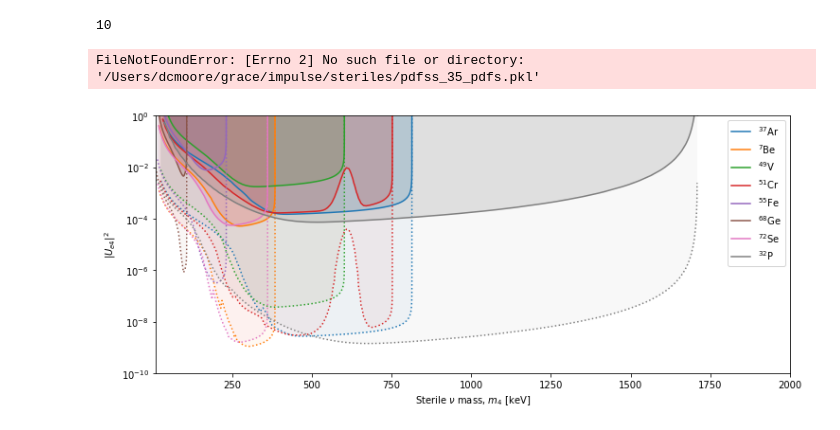
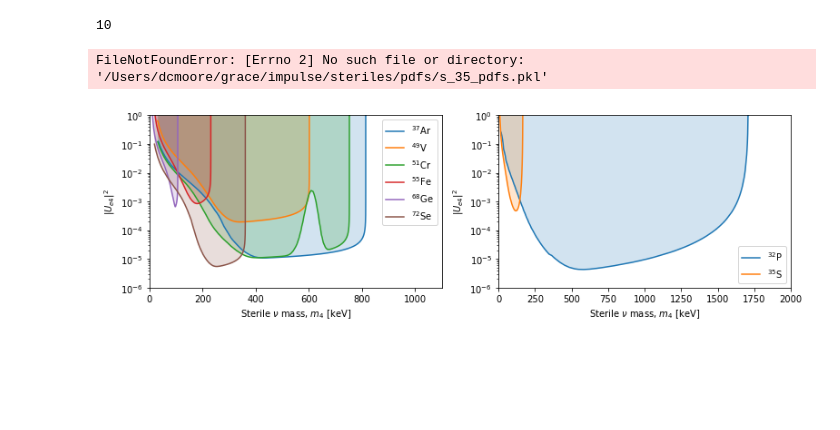
Before and after one commit to Moore-Lab/composite_DM, a Jupyter notebook: steriles/plot_pdfs.ipynb, the cells around one changed output. Saved outputs shown, nothing was run; the diff lists cells and outputs as text; code cells hidden in the pictures; blank space fills up the shorter version.

```diff
--- a/steriles/plot_pdfs.ipynb
+++ b/steriles/plot_pdfs.ipynb
@@ -81,8 +81,9 @@ levs = [0.0001,]
 if( not iso in uu.beta_list):
   plt.semilogy(bkg_pdf[:,0], bkg_pdf[:,1], 'k')
 else:
-  x = bkg_pdf['x']
-  p = bkg_pdf['p']
+  x = bkg_pdf[:,:2]
+  p = bkg_pdf[:,2:]
+  print(np.shape(x), np.shape(p))
   p = p/np.sum(p)
   p[p==0] = np.nan
   p_orig = 1.0*p
@@ -100,8 +101,8 @@ for i,m in enumerate(mass_list):
   if( not iso in uu.beta_list):
     plt.semilogy(sig_pdf[:,0], sig_pdf[:,1])
   else:
-    x = sig_pdf['x']
-    p = sig_pdf['p']
+    x = sig_pdf[:,:2]
+    p = sig_pdf[:,2:]
     p = p/np.sum(p)
     x = x[()] ## get the dict back from the 0d ndarray
     print(p)
@@ -114,15 +115,15 @@ for i,m in enumerate(mass_list):
     plt.xlabel("Measured electron kinetic energy [keV]")
     plt.ylabel(r"Reconstructed $\nu$ momentum [keV]")
 # %% [output]
-FileNotFoundError: [Errno 2] No such file or directory: '/Users/dcmoore/grace/impulse/steriles/pdfss_35_pdfs.pkl'
+FileNotFoundError: [Errno 2] No such file or directory: '/Users/dcmoore/grace/impulse/steriles/pdfs/s_35_pdfs.pkl'
 # %%
-def plot_limits(iso_list, isEC, fig):
+def plot_limits(iso_list, isEC, fig, params_to_use):
 
     plt.figure(fig.number)
 
     for iso in iso_list:
 
-        flist = glob.glob("/Users/dcmoore/grace/impulse/steriles/limits/%s*.npz"%iso)
+        flist = glob.glob("/Users/dcmoore/grace/impulse/steriles/limits/%s*%.1e_%d_%.1f.npz"%(iso,*params_to_use))
 
         iso_dat = np.loadtxt("/Users/dcmoore/grace/impulse/steriles/data_files/%s.txt"%iso, delimiter=',', skiprows=3)
         Q, t12, A = iso_dat[0, :]
@@ -135,7 +136,7 @@ def plot_limits(iso_list, isEC, fig):
 
             good_vals = np.where(~(np.isnan(lim_vals)))[0] ## put to flat value at high mass (prior to phase space below)
             lim_vals[good_vals[-1]:] = lim_vals[good_vals[-1]]
-
+            lim_vals[0] = np.nan
 
             if(iso == "be_7"):
                 Q = 384.22 ## hard code the gamma that gets subtracted
@@ -162,39 +163,48 @@ def plot_limits(iso_list, isEC, fig):
             xfine = np.append(xfine, xfine[-1]+1e-15)
             limfine = np.append(limfine, 1)
 
-
-
-            if(i==0):
+            if(not i==0):
                 p=plt.semilogy( xfine, limfine, ":" )
                 c=p[0].get_color()
                 plt.fill_between(xfine, limfine, np.ones_like(limfine), edgecolor='none', facecolor=c, alpha=0.05)
             else:
                 Z,A = iso.split('_')
                 lab = "$^{%s}$%s"%( A, Z.capitalize() )
-                plt.semilogy( xfine, limfine,  '-', color=c, label=lab)
+                p=plt.semilogy( xfine, limfine,  '-', label=lab)
+                c=p[0].get_color()
                 plt.fill_between(xfine, limfine, np.ones_like(limfine), edgecolor='none', facecolor=c, alpha=0.2)
 
-    plt.ylim([1e-10,1])
+    plt.ylim([1e-6,1])
     #plt.gca().set_xscale('log')
-    plt.xlim([10,2000])
+    if(isEC):
+        plt.xlim([0,1100])
+    else:
+        plt.xlim([0,2000])
     plt.xlabel(r"Sterile $\nu$ mass, $m_4$ [keV]")
     plt.ylabel("$|U_{e4}|^2$")
     plt.legend()
-    fig.set_size_inches(12,5)
+    fig.set_size_inches(11,3.5)
 # %%
-iso_list = ["ar_37", "be_7", "v_49", "cr_51", "fe_55", "ge_68", "se_72"]
+## plot for the paper (EC)
+
+params = [1e-2, 1, 100] ## 1% loading, 100 sphere days
+
+iso_list = ["ar_37", "v_49", "cr_51", "fe_55", "ge_68", "se_72"]
 isEC = True
 
 fig=plt.figure()
+plt.subplot(1,2,1)
+plot_limits(iso_list, isEC, fig, params)
 
-plot_limits(iso_list, isEC, fig)
-
-iso_list = ["p_32",]
+## all done with 100 nm sphere except s_35 with 50 nm
+iso_list = ["p_32","s_35"]
 isEC = False
 
-plot_limits(iso_list, isEC, fig)
+plt.subplot(1,2,2)
+plot_limits(iso_list, isEC, fig, params)
+plt.tight_layout()
 
-plt.savefig("ue4_sensitivity.png")
+plt.savefig("ue4_sensitivity.pdf")
 plt.show()
 # %% [output]
-[figure, old version]
+[figure, new version]
```
Also changed, not shown: 3 other files.
